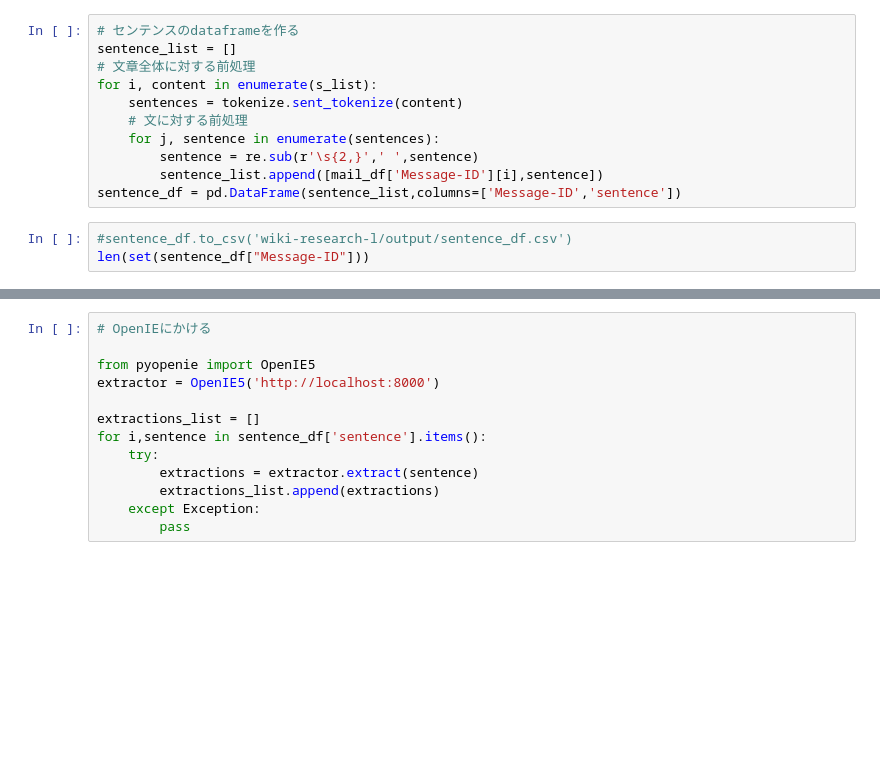
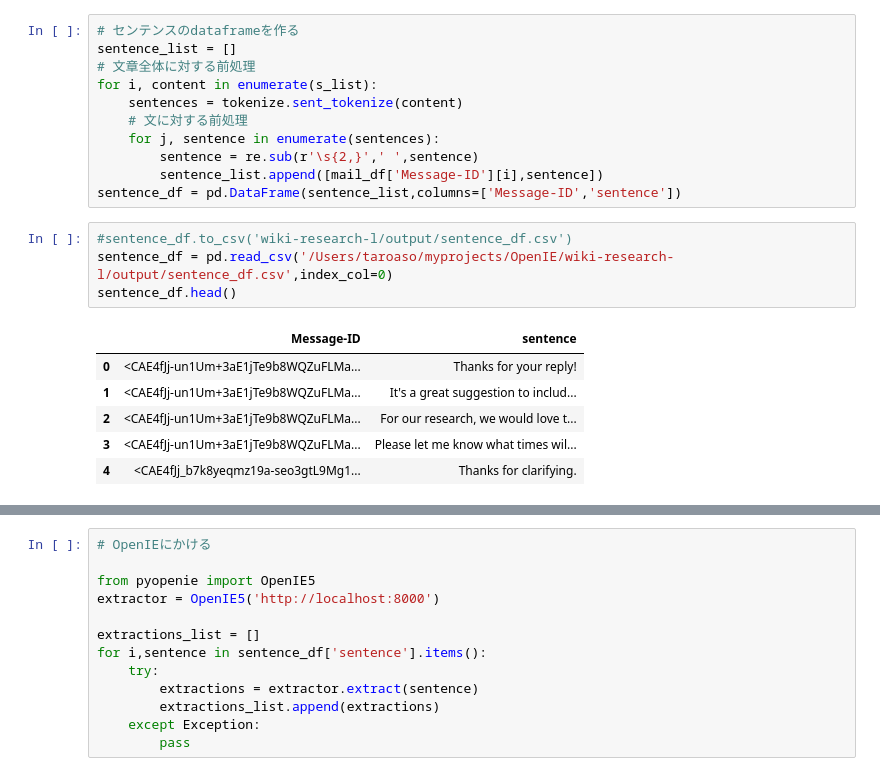
Before and after one commit to oratosa/OpenIE, a Jupyter notebook: main.ipynb, the cells around one changed output, grey strips where cells are left out. Drawn from its saved outputs; the diff is of its cells as text; blank space fills up the shorter version.

```diff
--- a/main.ipynb
+++ b/main.ipynb
@@ -97,4 +81,12 @@ for i, content in enumerate(s_list):
 sentence_df = pd.DataFrame(sentence_list,columns=['Message-ID','sentence'])
 # %%
 #sentence_df.to_csv('wiki-research-l/output/sentence_df.csv')
-len(set(sentence_df["Message-ID"]))
+sentence_df = pd.read_csv('/Users/taroaso/myprojects/OpenIE/wiki-research-l/output/sentence_df.csv',index_col=0)
+sentence_df.head()
+# %% [output]
+|  | Message-ID | sentence |
+| 0 | <CAE4fJj-un1Um+3aE1jTe9b8WQZuFLMa... | Thanks for your reply! |
+| 1 | <CAE4fJj-un1Um+3aE1jTe9b8WQZuFLMa... | It's a great suggestion to includ... |
+| 2 | <CAE4fJj-un1Um+3aE1jTe9b8WQZuFLMa... | For our research, we would love t... |
+| 3 | <CAE4fJj-un1Um+3aE1jTe9b8WQZuFLMa... | Please let me know what times wil... |
+| 4 | <CAE4fJj_b7k8yeqmz19a-seo3gtL9Mg1... | Thanks for clarifying. |
```
Also changed, not shown: parts of 10 cells of this notebook.
